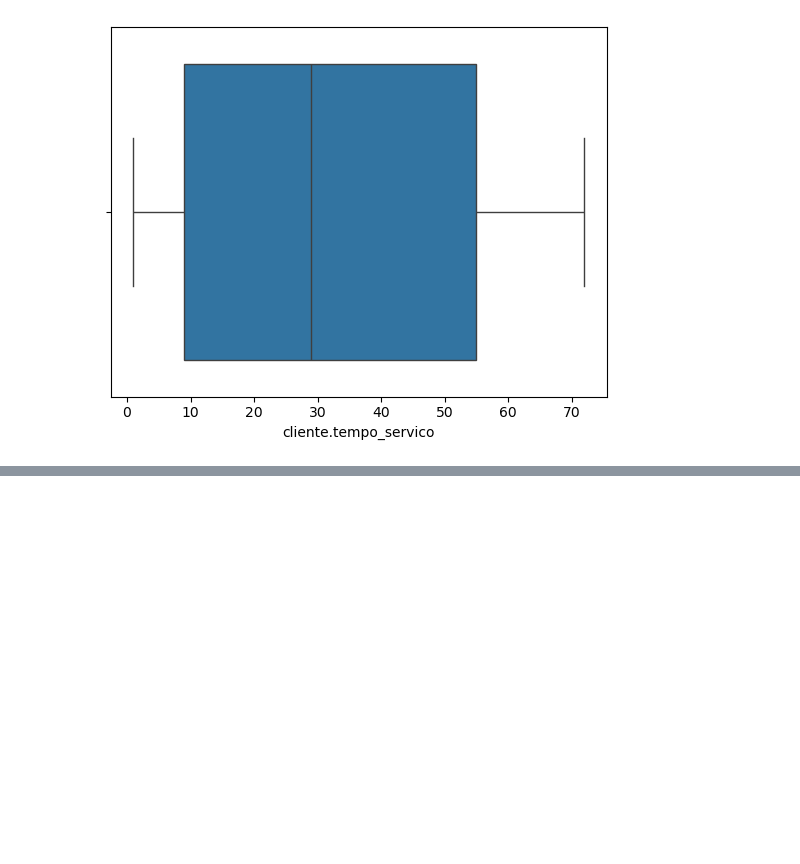
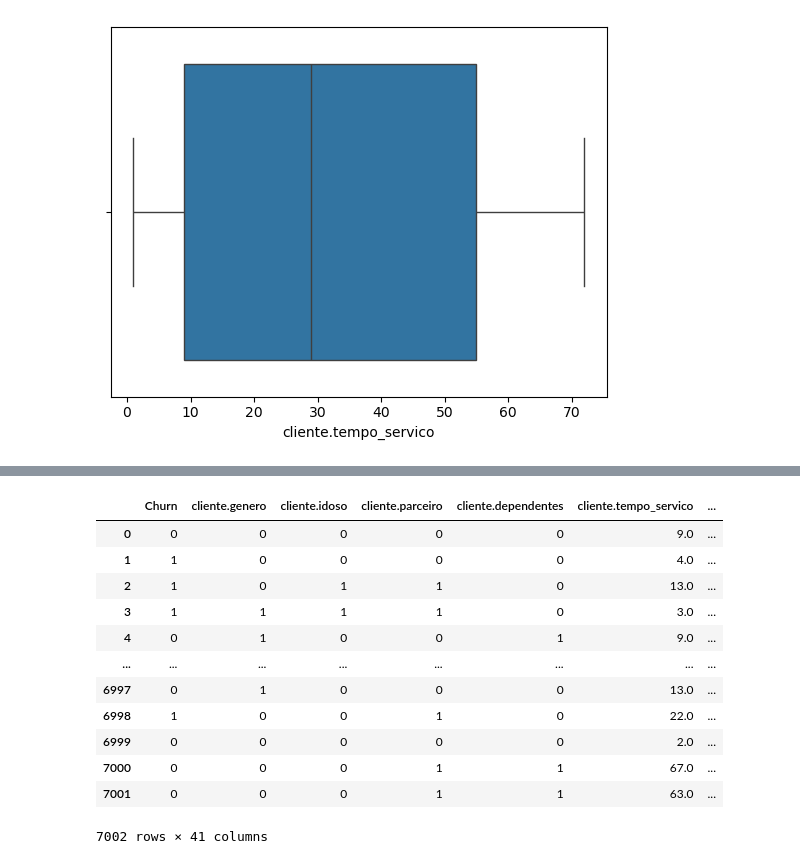
Before and after one commit to victorccampos/DataScienceWithPython, a Jupyter notebook: Pandas/pandas05.ipynb, the cells around one changed output, grey strips where cells are left out. Saved outputs shown, nothing was run; the diff lists cells and outputs as text; code cells hidden in the pictures; blank space fills up the shorter version.

```diff
--- a/Pandas/pandas05.ipynb
+++ b/Pandas/pandas05.ipynb
@@ -853,0 +986,17 @@ sns.boxplot(x=df_sem_out['cliente.tempo_servico'])
+# %%
+df_dummies = pd.get_dummies(df_sem_id,dtype=int, prefix_sep="-").copy()
+df_dummies
+# %% [output]
+|  | Churn | cliente.genero | cliente.idoso | cliente.parceiro | cliente.dependentes | cliente.tempo_servico | ... |
+| 0 | 0 | 0 | 0 | 0 | 0 | 9.0 | ... |
+| 1 | 1 | 0 | 0 | 0 | 0 | 4.0 | ... |
+| 2 | 1 | 0 | 1 | 1 | 0 | 13.0 | ... |
+| 3 | 1 | 1 | 1 | 1 | 0 | 3.0 | ... |
+| 4 | 0 | 1 | 0 | 0 | 1 | 9.0 | ... |
+| ... | ... | ... | ... | ... | ... | ... | ... |
+| 6997 | 0 | 1 | 0 | 0 | 0 | 13.0 | ... |
+| 6998 | 1 | 0 | 0 | 1 | 0 | 22.0 | ... |
+| 6999 | 0 | 0 | 0 | 0 | 0 | 2.0 | ... |
+| 7000 | 0 | 0 | 0 | 1 | 1 | 67.0 | ... |
+| 7001 | 0 | 0 | 0 | 1 | 1 | 63.0 | ... |
+7002 rows × 41 columns
```
Also changed, not shown: parts of 13 cells of this notebook, 1 other file.
